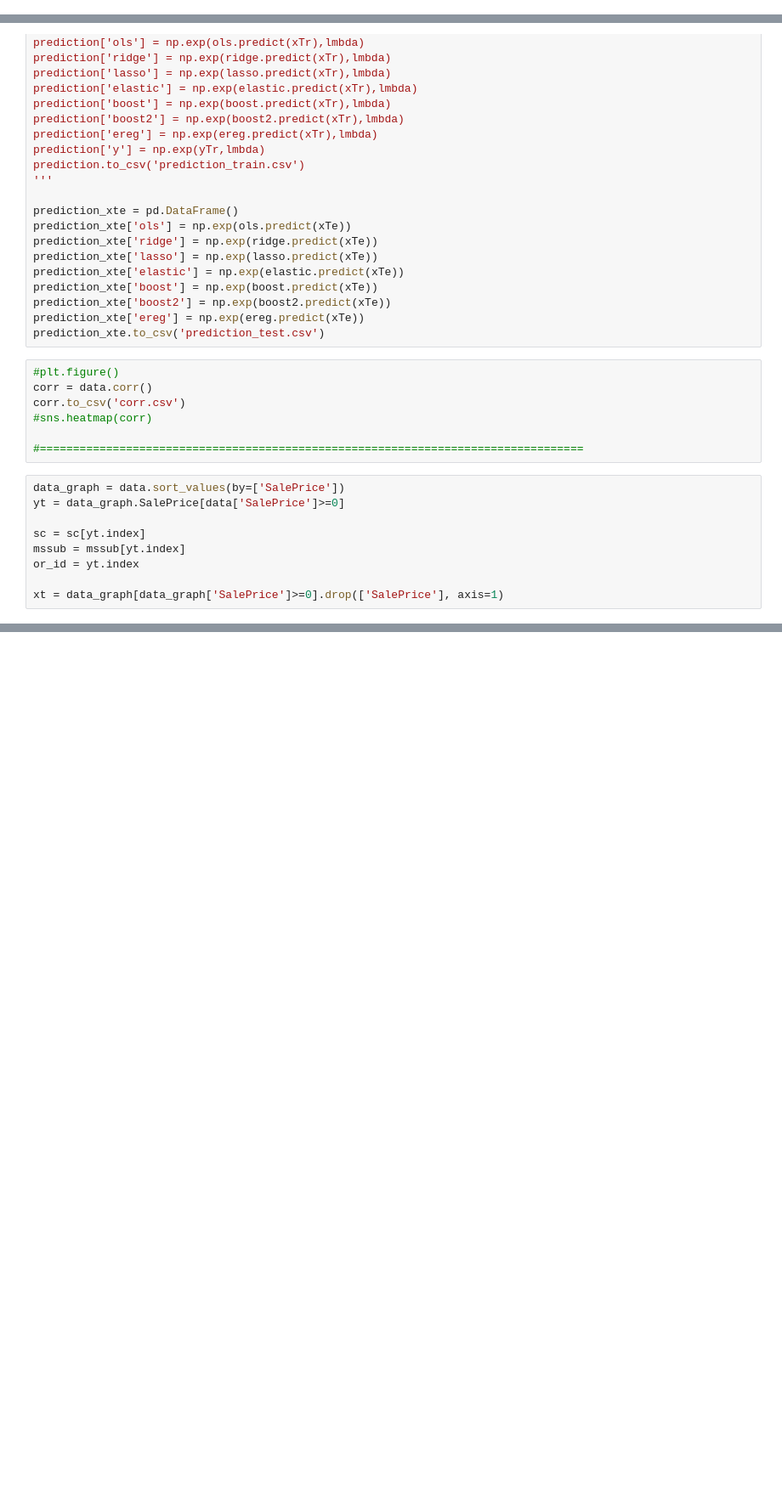
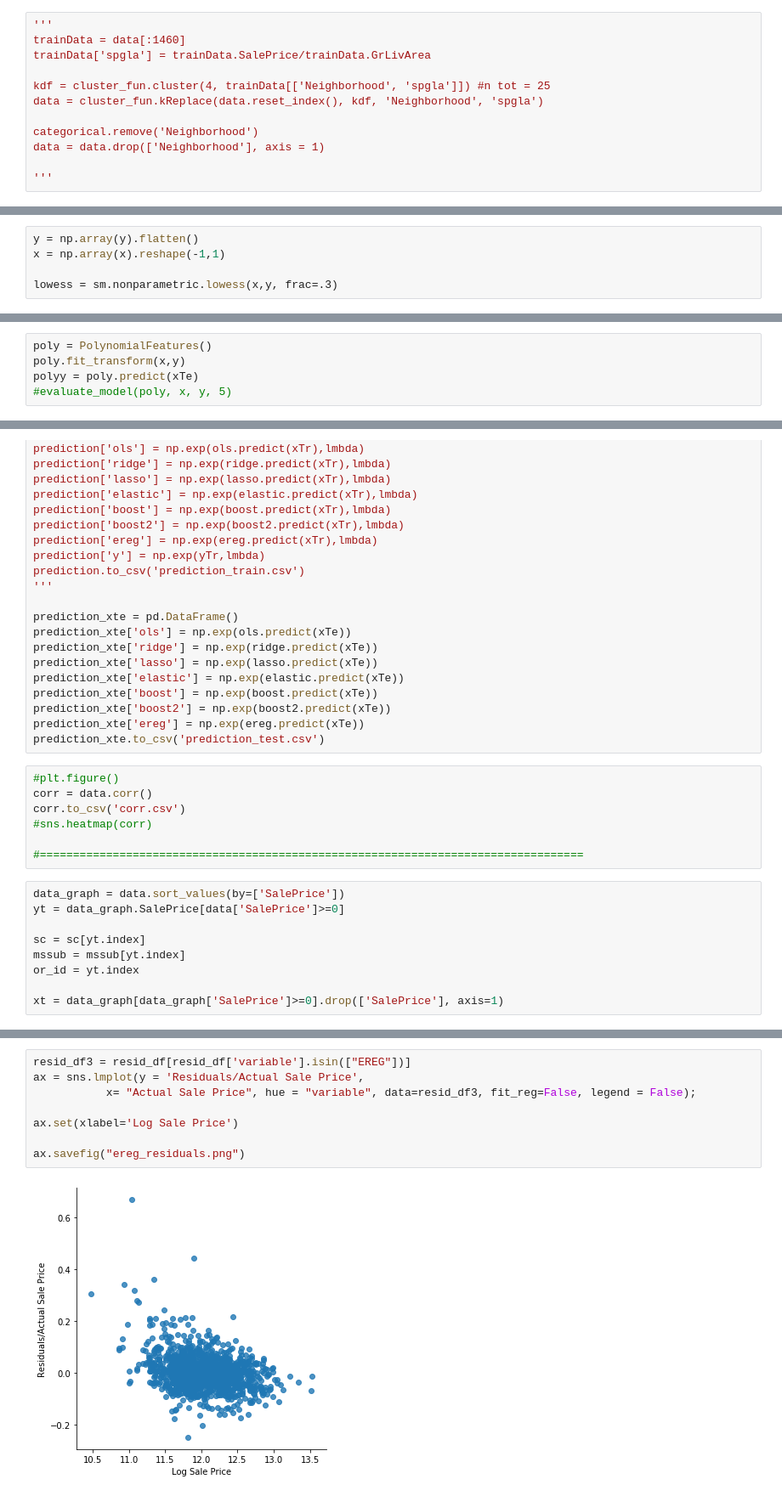
Before and after one commit to plee0117/IOWA, a Jupyter notebook: data_processing_V6_FS.ipynb, the cells around one changed output, grey strips where cells are left out. Shown at 85% size. Drawn from its saved outputs; the diff is of its cells as text; blank space fills up the shorter version.

```diff
--- a/data_processing_V6_FS.ipynb
+++ b/data_processing_V6_FS.ipynb
@@ -263,0 +267,12 @@ Index(['MSSubClass', 'LotArea', 'Street', 'Alley', 'LotShape', 'LandContour',
+# %%
+'''
+trainData = data[:1460]
+trainData['spgla'] = trainData.SalePrice/trainData.GrLivArea
+
+kdf = cluster_fun.cluster(4, trainData[['Neighborhood', 'spgla']]) #n tot = 25
+data = cluster_fun.kReplace(data.reset_index(), kdf, 'Neighborhood', 'spgla')
+
+categorical.remove('Neighborhood')
+data = data.drop(['Neighborhood'], axis = 1)
+
+'''
@@ -317,0 +335,5 @@ Cross-Val Score = 22668.0
+# %%
+y = np.array(y).flatten()
+x = np.array(x).reshape(-1,1)
+
+lowess = sm.nonparametric.lowess(x,y, frac=.3)
@@ -405,0 +430,5 @@ Cross-Val Score = 20137.0
+# %%
+poly = PolynomialFeatures()
+poly.fit_transform(x,y)
+polyy = poly.predict(xTe)
+#evaluate_model(poly, x, y, 5)
@@ -515,0 +597,10 @@ sns.lmplot(y = 'resid', x= "SortedIndex", data=resid_df, hue='Neighborhood', fit
+# %%
+resid_df3 = resid_df[resid_df['variable'].isin(["EREG"])]
+ax = sns.lmplot(y = 'Residuals/Actual Sale Price',
+           x= "Actual Sale Price", hue = "variable", data=resid_df3, fit_reg=False, legend = False);
+
+ax.set(xlabel='Log Sale Price')
+
+ax.savefig("ereg_residuals.png")
+# %% [output]
+[figure, added]
```
Also changed, not shown: parts of 38 cells of this notebook.
